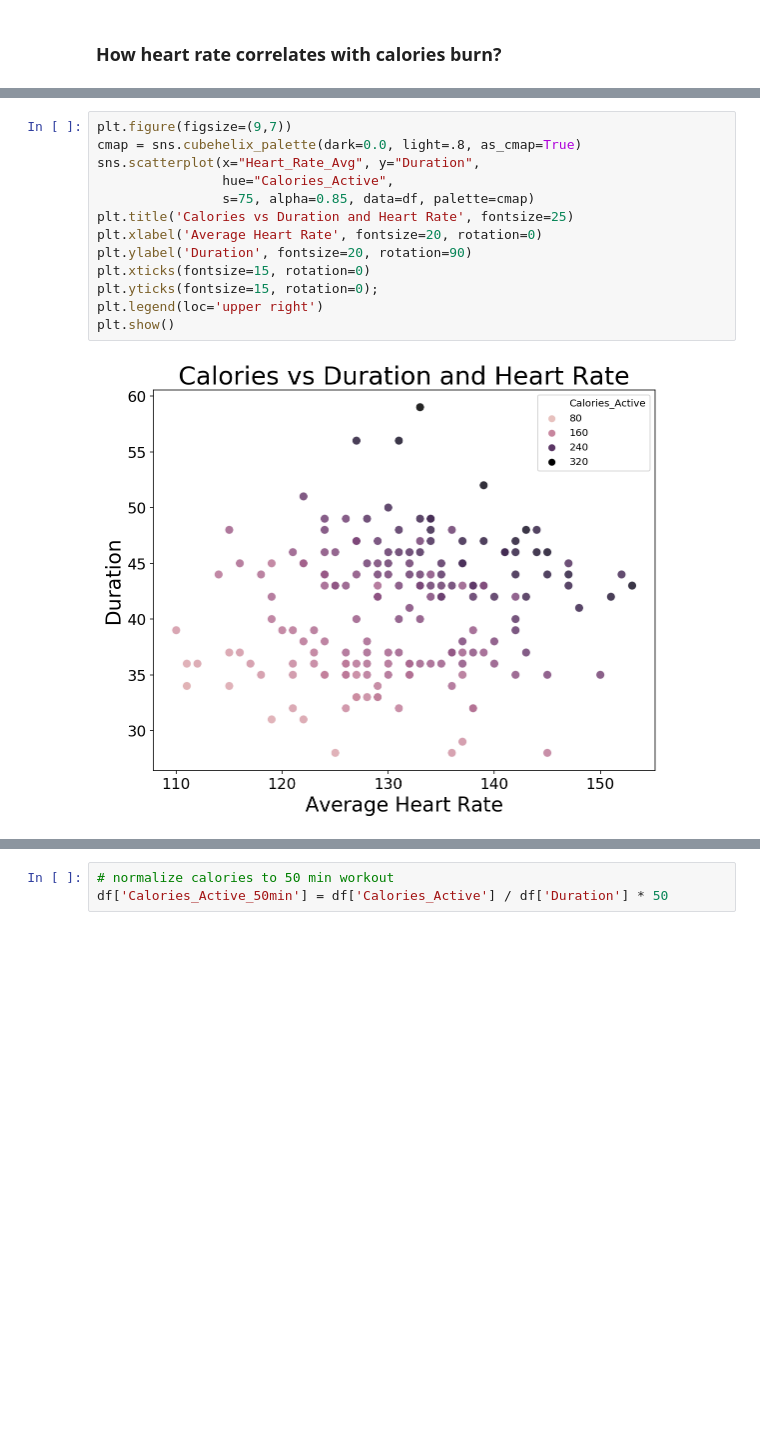
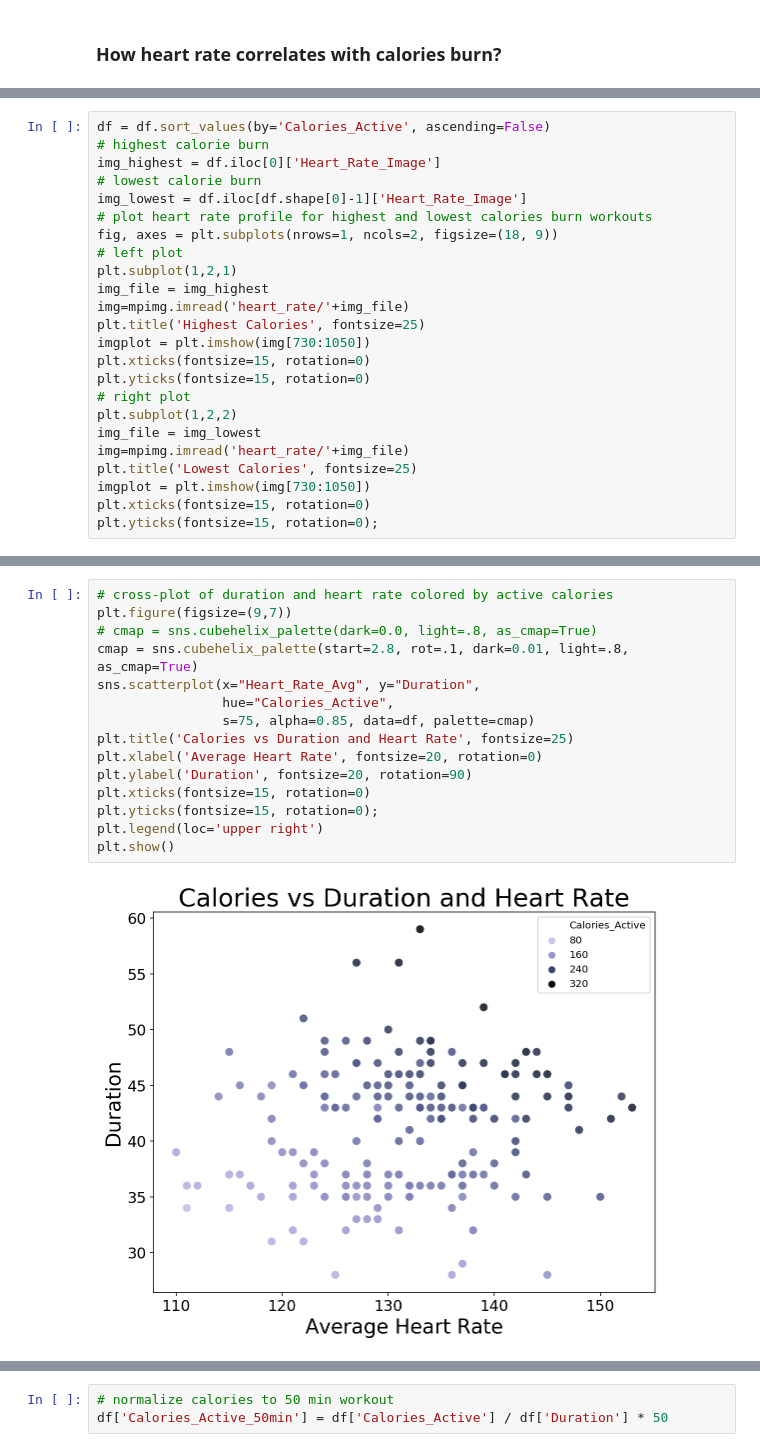
Before and after one commit to vscaleanalytics/home_workout, a Jupyter notebook: home_workout.ipynb, the cells around one changed output, grey strips where cells are left out. Saved outputs shown, nothing was run; the diff lists cells and outputs as text; blank space fills up the shorter version.

```diff
--- a/home_workout.ipynb
+++ b/home_workout.ipynb
@@ -41,0 +69,24 @@ First 3 and last 2 workout data:
+# %%
+df = df.sort_values(by='Calories_Active', ascending=False)
+# highest calorie burn
+img_highest = df.iloc[0]['Heart_Rate_Image']
+# lowest calorie burn
+img_lowest = df.iloc[df.shape[0]-1]['Heart_Rate_Image']
+# plot heart rate profile for highest and lowest calories burn workouts
+fig, axes = plt.subplots(nrows=1, ncols=2, figsize=(18, 9))
+# left plot
+plt.subplot(1,2,1)
+img_file = img_highest
+img=mpimg.imread('heart_rate/'+img_file)
+plt.title('Highest Calories', fontsize=25)
+imgplot = plt.imshow(img[730:1050])
+plt.xticks(fontsize=15, rotation=0)
+plt.yticks(fontsize=15, rotation=0)
+# right plot
+plt.subplot(1,2,2)
+img_file = img_lowest
+img=mpimg.imread('heart_rate/'+img_file)
+plt.title('Lowest Calories', fontsize=25)
+imgplot = plt.imshow(img[730:1050])
+plt.xticks(fontsize=15, rotation=0)
+plt.yticks(fontsize=15, rotation=0);
@@ -42,15 +105,17 @@ First 3 and last 2 workout data:
 # %%
+# cross-plot of duration and heart rate colored by active calories
 plt.figure(figsize=(9,7))
-cmap = sns.cubehelix_palette(dark=0.0, light=.8, as_cmap=True)
+# cmap = sns.cubehelix_palette(dark=0.0, light=.8, as_cmap=True)
+cmap = sns.cubehelix_palette(start=2.8, rot=.1, dark=0.01, light=.8, as_cmap=True)
 sns.scatterplot(x="Heart_Rate_Avg", y="Duration",
                 hue="Calories_Active",
                 s=75, alpha=0.85, data=df, palette=cmap)
 plt.title('Calories vs Duration and Heart Rate', fontsize=25)
 plt.xlabel('Average Heart Rate', fontsize=20, rotation=0)
 plt.ylabel('Duration', fontsize=20, rotation=90)
 plt.xticks(fontsize=15, rotation=0)
 plt.yticks(fontsize=15, rotation=0);
 plt.legend(loc='upper right')
 plt.show()
 # %% [output]
-[figure, old version]
+[figure, new version]
```
Also changed, not shown: parts of 27 cells of this notebook, 4 other files.
